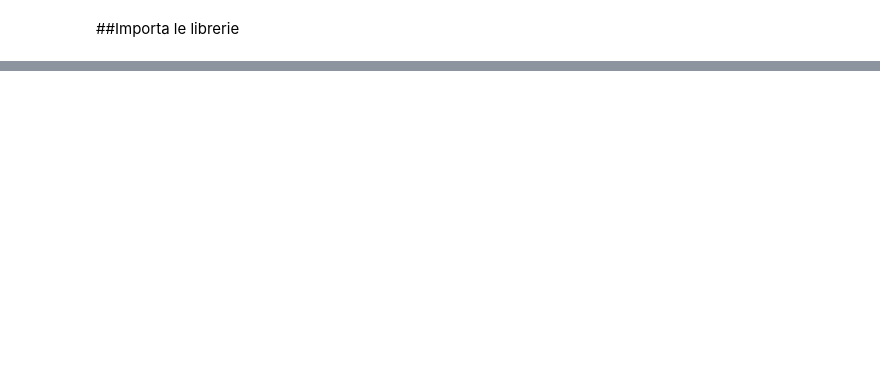
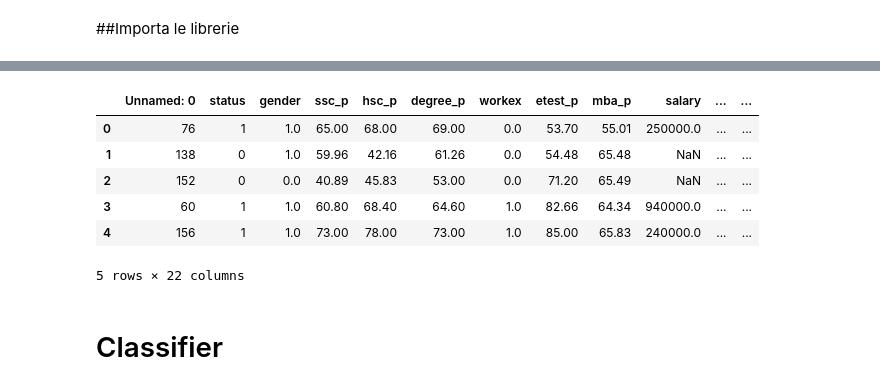
Before and after one commit to AliceDiCarlo/IA-Challenge-Job-Placement, a Jupyter notebook: training.ipynb, the cells around one changed output, grey strips where cells are left out. Saved outputs shown, nothing was run; the diff lists cells and outputs as text; code cells hidden in the pictures; blank space fills up the shorter version.

```diff
--- a/training.ipynb
+++ b/training.ipynb
@@ -41,0 +138,33 @@ None
+# %%
+# All binary values from string to numeral
+
+data_test.loc[data_test['gender'] == 'M', 'gender'] = 1.0
+data_test.loc[data_test['gender'] == 'F', 'gender'] = 0.0
+
+data_test.loc[data_test['status'] == 'Placed', 'status'] = 1
+data_test.loc[data_test['status'] == 'Not Placed', 'status'] = 0
+
+
+data_test.loc[data_test['workex'] == 'Yes', 'workex'] = 1.0
+data_test.loc[data_test['workex'] == 'No', 'workex'] = 0.0
+
+
+categorical_var = ['ssc_b','hsc_b','hsc_s','degree_t','specialisation']
+
+#  other values
+for variable in categorical_var:
+#     create columns
+    dummies = pd.get_dummies(data_test[variable],prefix=variable)
+#     update and drop original columns
+    data_test = pd.concat([data_test,dummies],axis=1)
+    data_test.drop([variable],axis=1,inplace=True)
+# %% [output]
+|  | Unnamed: 0 | status | gender | ssc_p | hsc_p | degree_p | workex | etest_p | mba_p | salary | ... | ... |
+| 0 | 76 | 1 | 1.0 | 65.00 | 68.00 | 69.00 | 0.0 | 53.70 | 55.01 | 250000.0 | ... | ... |
+| 1 | 138 | 0 | 1.0 | 59.96 | 42.16 | 61.26 | 0.0 | 54.48 | 65.48 | NaN | ... | ... |
+| 2 | 152 | 0 | 0.0 | 40.89 | 45.83 | 53.00 | 0.0 | 71.20 | 65.49 | NaN | ... | ... |
+| 3 | 60 | 1 | 1.0 | 60.80 | 68.40 | 64.60 | 1.0 | 82.66 | 64.34 | 940000.0 | ... | ... |
+| 4 | 156 | 1 | 1.0 | 73.00 | 78.00 | 73.00 | 1.0 | 85.00 | 65.83 | 240000.0 | ... | ... |
+5 rows × 22 columns
+# %% [markdown]
+# Classifier
```
Also changed, not shown: parts of 17 cells of this notebook, 2 other files.
